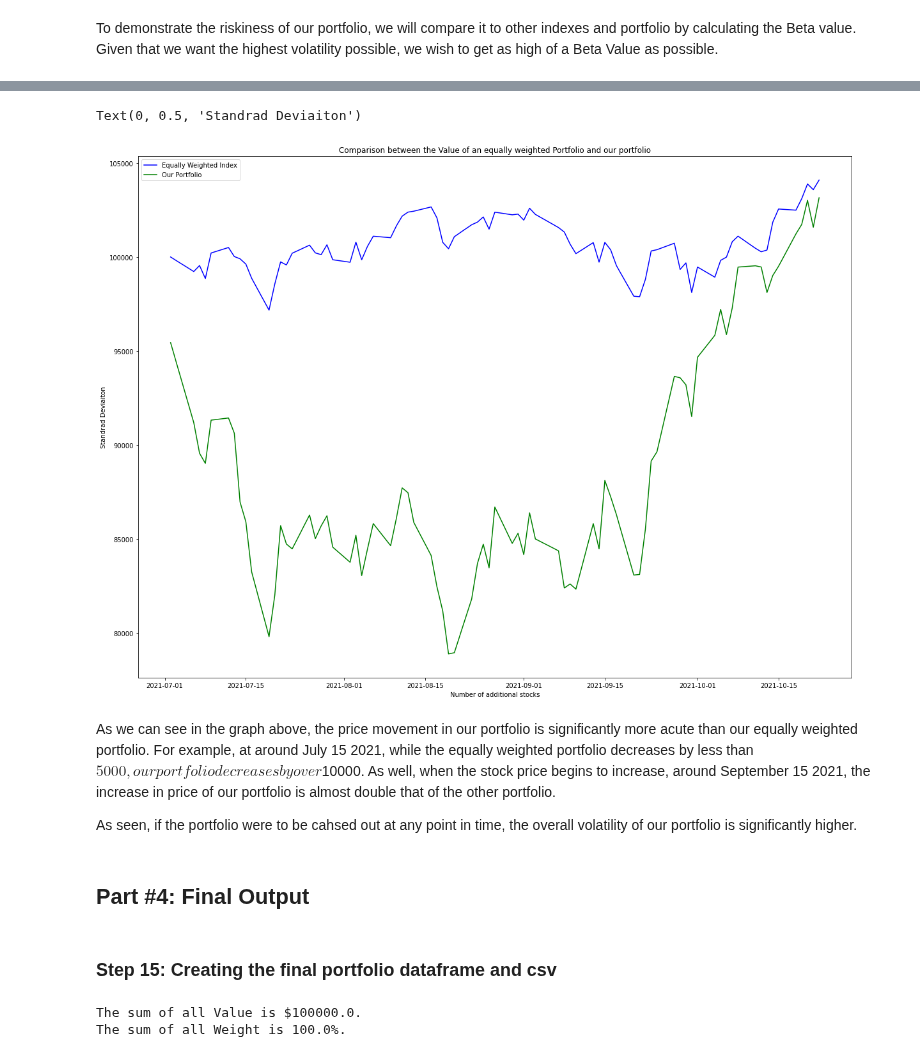
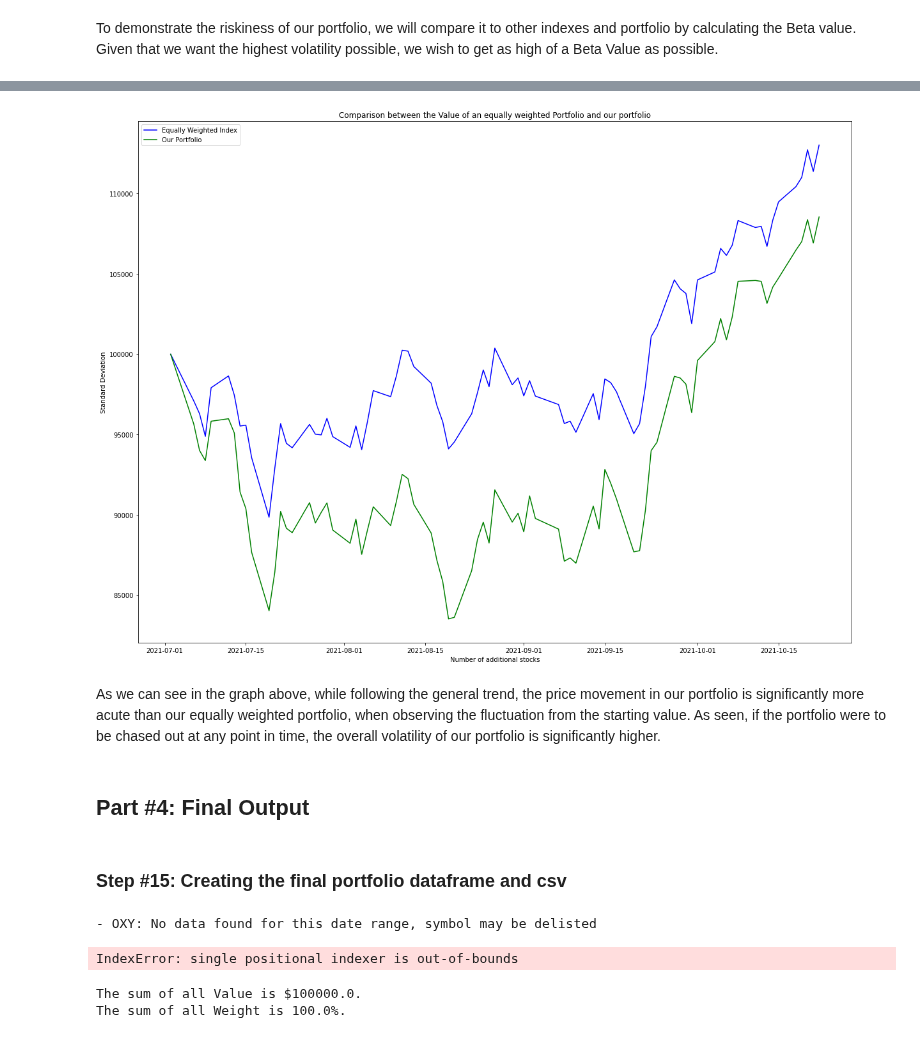
Before and after one commit to gnishiwaki/Team3-CFM101, a Jupyter notebook: Team_17_Assignment.ipynb, the cells around one changed output, grey strips where cells are left out. Cells and saved outputs as stored; diff of their text form; code cells hidden in the pictures.

Commit message:
Finished, just waiting for 26th data, so we can test it

```diff
--- a/Team_17_Assignment.ipynb
+++ b/Team_17_Assignment.ipynb
@@ -842,0 +771,10 @@ Name: Data1, Length: 79, dtype: float64
+# %%
+# Load in our portfolio with varied weights
+varied_w = Our_portfolio[['Portfolio_Value']].rename(columns={'Portfolio_Value' : 'Our_Portfolio'})
+equal_w = equal_10[['Value']].rename(columns={'Value' : 'Equal_Weight'})
+
+# Create the combined dataframe of our portfolio and the equally weighted one
+ours_and_equally_weighted = pd.concat([varied_w, equal_w], join = 'inner', axis = 1)
+
+# Short display
+ours_and_equally_weighted.head()
@@ -843,24 +789,62 @@ Name: Data1, Length: 79, dtype: float64
 # %%
-#graphing out portion
+# Graphing out portion
 plt.figure(figsize=(20,15))
 
-plt.plot(ours_and_equally_weighted.index, ours_and_equally_weighted['Data1'], color='b', label='Equally Weighted Index')
-plt.plot(ours_and_equally_weighted.index, ours_and_equally_weighted['Data2'], color='g', label = "Our Portfolio")
+plt.plot(ours_and_equally_weighted.index, ours_and_equally_weighted['Equal_Weight'], color='b', label='Equally Weighted Index')
+plt.plot(ours_and_equally_weighted.index, ours_and_equally_weighted['Our_Portfolio'], color='g', label = "Our Portfolio")
 plt.legend(loc='best')
 plt.title('Comparison between the Value of an equally weighted Portfolio and our portfolio')
 plt.xlabel('Number of additional stocks')
-plt.ylabel('Standrad Deviaiton')
+plt.ylabel('Standard Deviation')
+
+# Display
+plt.show()
 # %% [output]
-Text(0, 0.5, 'Standrad Deviaiton')
-[figure, old version]
+[figure, new version]
 # %% [markdown]
-As we can see in the graph above, the price movement in our portfolio is significantly more acute than our equally weighted portfolio. For example, at around July 15 2021, while the equally weighted portfolio decreases by less than $5000, our portfolio decreases by over $10000. As well, when the stock price begins to increase, around September 15 2021, the increase in price of our portfolio is almost double that of the other portfolio.
-
-As seen, if the portfolio were to be cahsed out at any point in time, the overall volatility of our portfolio is significantly higher.
+As we can see in the graph above, while following the general trend, the price movement in our portfolio is significantly more acute than our equally weighted portfolio, when observing the fluctuation from the starting value. As seen, if the portfolio were to be chased out at any point in time, the overall volatility of our portfolio is significantly higher.
 # %% [markdown]
 ## Part #4: Final Output
 # %% [markdown]
-### Step 15: Creating the final portfolio dataframe and csv
+### Step #15: Creating the final portfolio dataframe and csv
+# %%
+# Define important variables
+final_tickers = max_corr_ticker_lst
+final_weights = optimal_weights
+investment = 100000
+required_date = '2021-11-26'
+next_date = '2021-11-27' # Used as the end_date parameter
+
+# Access the price on the required date
+def price_on_date(ticker, date, next_date):
+    return yf.Ticker(ticker).history(start=date, end=next_date)[['Close']].iloc[0,0]
+
+# Get the price, share, value, weight of the ticker on required date
+price = []
+value = []
+share = []
+weight = []
+for i in range (len(final_tickers)):
+    price.append(price_on_date(str(final_tickers[i]), required_date, next_date))
+    value.append(investment * final_weights[i])
+    share.append(value[i] / price[i])
+    weight.append(final_weights[i] * 100)
+
+
+# Create a diction to store the required info
+final_dic = {'Ticker' : final_tickers,
+             'Price'  : price,
+             'Shares' : share,
+             'Value'  : value,
+             'Weight' : weight}
+
+# Create the final df
+FinalPortfolio = pd.DataFrame(final_dic)
+# Shift the index
+FinalPortfolio.index = np.arange(1, len(FinalPortfolio)+1)
+# %% [output]
+- OXY: No data found for this date range, symbol may be delisted
+IndexError: single positional indexer is out-of-bounds
 # %%
 # Show that value adds to $100,000, the weights add to 100%
 sum_value = FinalPortfolio['Value'].sum()
```
Also changed, not shown: parts of 44 cells of this notebook, 1 other file.
